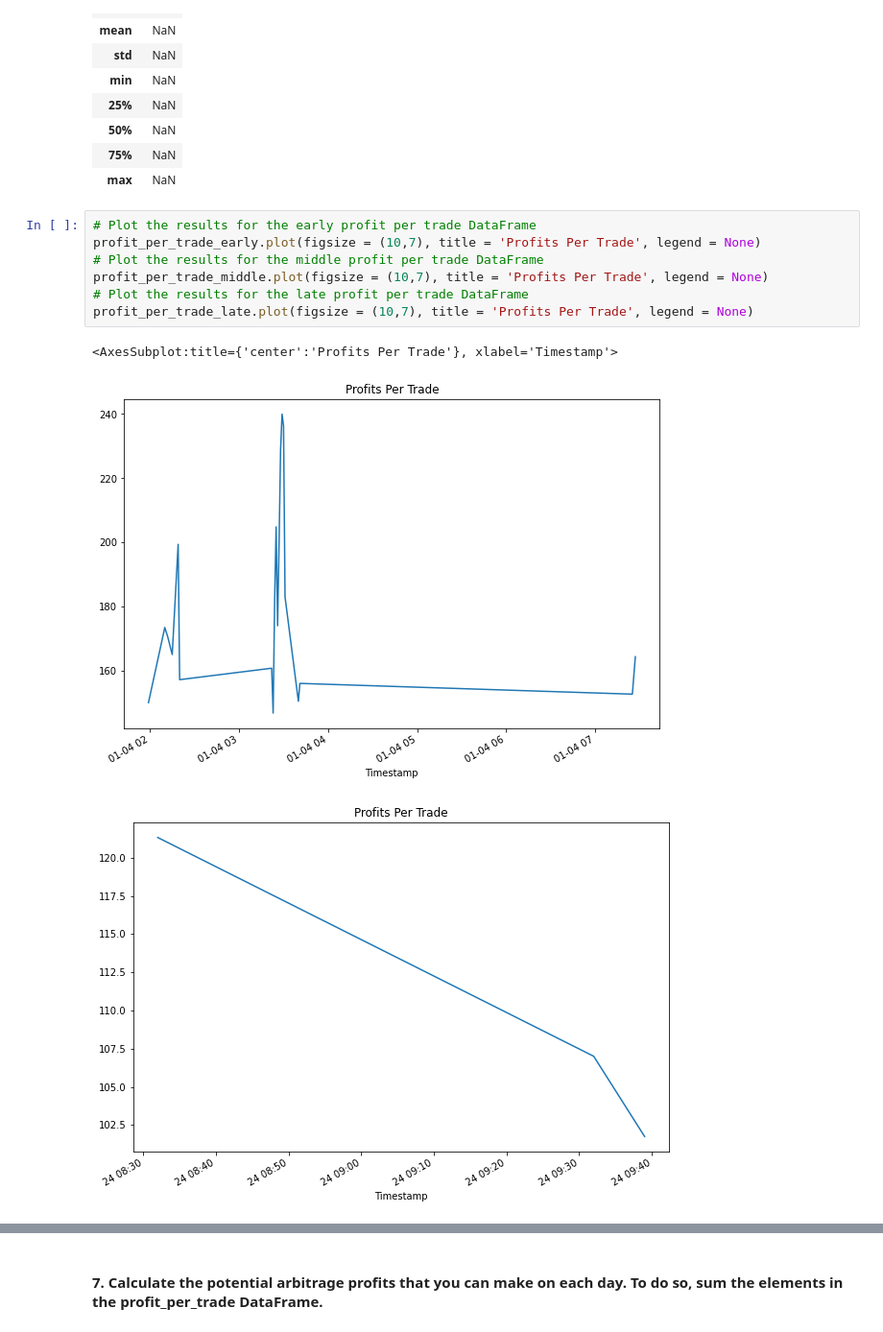
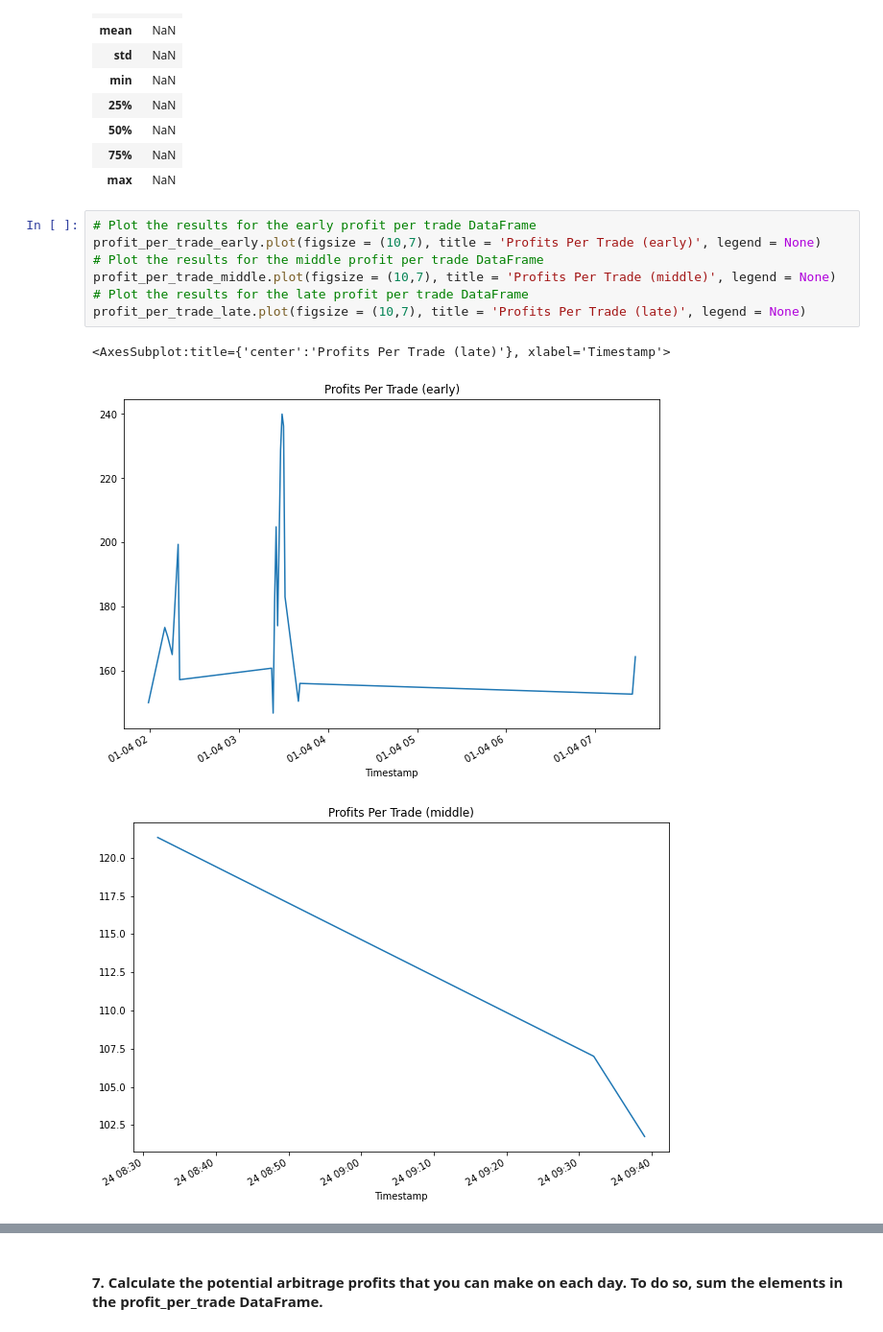
Before and after one commit to mwoj123/Module_3_Challenge, a Jupyter notebook: crypto_arbitrage.ipynb, the cells around one changed output, grey strips where cells are left out. Shown at 96% size. Saved outputs shown, nothing was run; the diff lists cells and outputs as text.

```diff
--- a/crypto_arbitrage.ipynb
+++ b/crypto_arbitrage.ipynb
@@ -737,12 +737,12 @@ display(profit_per_trade_late.describe())
 | max | NaN |
 # %%
 # Plot the results for the early profit per trade DataFrame
-profit_per_trade_early.plot(figsize = (10,7), title = 'Profits Per Trade', legend = None)
+profit_per_trade_early.plot(figsize = (10,7), title = 'Profits Per Trade (early)', legend = None)
 # Plot the results for the middle profit per trade DataFrame
-profit_per_trade_middle.plot(figsize = (10,7), title = 'Profits Per Trade', legend = None)
+profit_per_trade_middle.plot(figsize = (10,7), title = 'Profits Per Trade (middle)', legend = None)
 # Plot the results for the late profit per trade DataFrame
-profit_per_trade_late.plot(figsize = (10,7), title = 'Profits Per Trade', legend = None)
+profit_per_trade_late.plot(figsize = (10,7), title = 'Profits Per Trade (late)', legend = None)
 # %% [output]
-<AxesSubplot:title={'center':'Profits Per Trade'}, xlabel='Timestamp'>
+<AxesSubplot:title={'center':'Profits Per Trade (late)'}, xlabel='Timestamp'>
-[figure, old version]
+[figure, new version]
-[figure, old version]
+[figure, new version]
```
Also changed, not shown: parts of 2 cells of this notebook, 7 other files.
